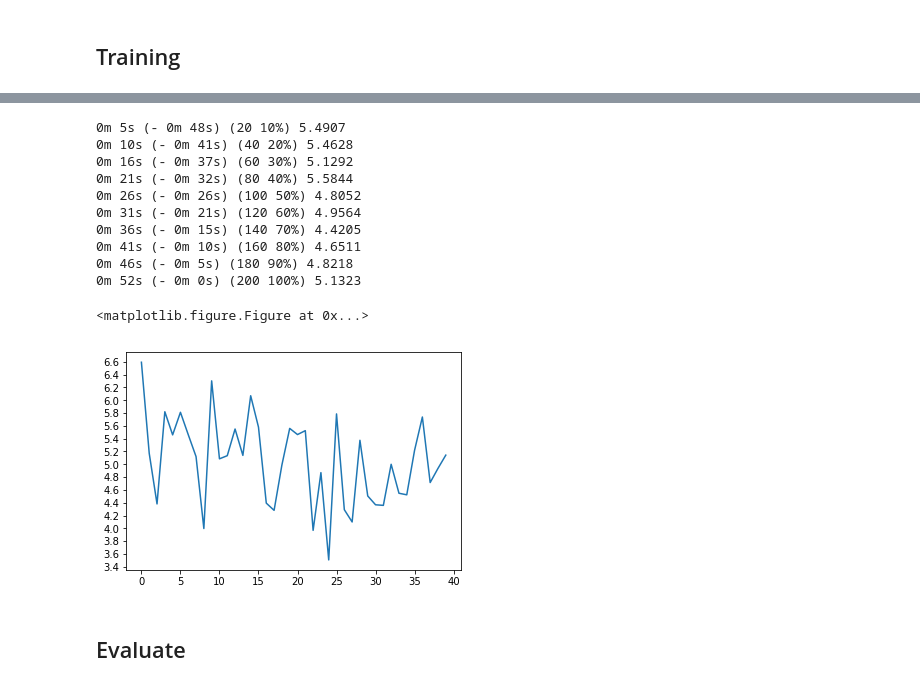
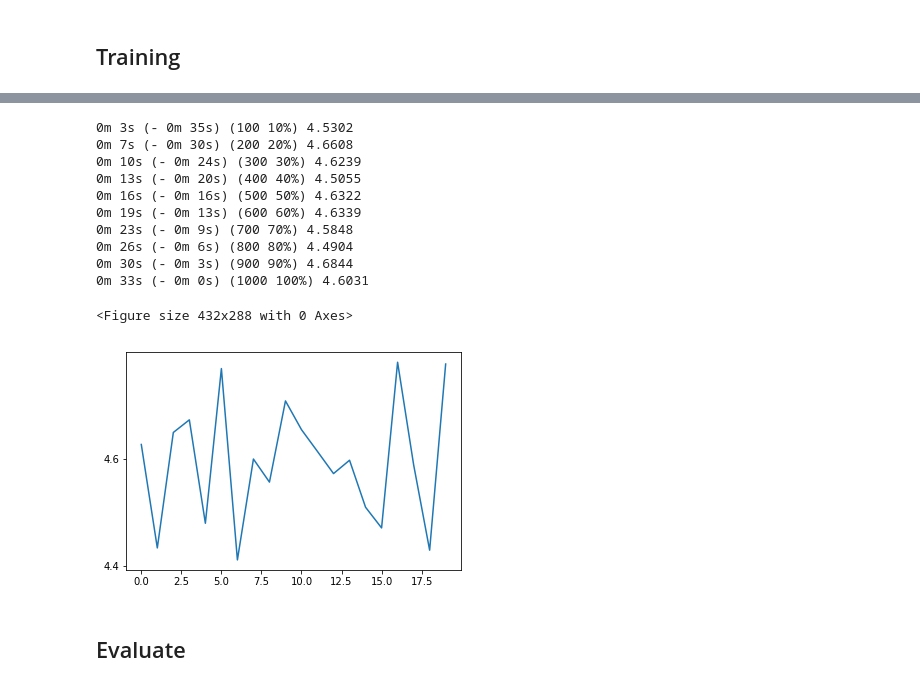
Before and after one commit to thammegowda/mt-box, a Jupyter notebook: nmt/notes/seq2seq-pytorch.ipynb, the cells around one changed output, grey strips where cells are left out. Saved outputs shown, nothing was run; the diff lists cells and outputs as text; code cells hidden in the pictures.

```diff
--- a/nmt/notes/seq2seq-pytorch.ipynb
+++ b/nmt/notes/seq2seq-pytorch.ipynb
@@ -308,18 +319,18 @@ trainIters(encoder1, decoder1, 100, print_every=20, plot_every=5)
-# %%
-trainIters(encoder1, decoder1, 200, print_every=20, plot_every=5)
-# %% [output]
-0m 5s (- 0m 48s) (20 10%) 5.4907
-0m 10s (- 0m 41s) (40 20%) 5.4628
-0m 16s (- 0m 37s) (60 30%) 5.1292
-0m 21s (- 0m 32s) (80 40%) 5.5844
-0m 26s (- 0m 26s) (100 50%) 4.8052
-0m 31s (- 0m 21s) (120 60%) 4.9564
-0m 36s (- 0m 15s) (140 70%) 4.4205
-0m 41s (- 0m 10s) (160 80%) 4.6511
-0m 46s (- 0m 5s) (180 90%) 4.8218
-0m 52s (- 0m 0s) (200 100%) 5.1323
-<matplotlib.figure.Figure at 0x...>
-[figure, removed]
+# %%
+trainIters(enc, dec, 1000, print_every=100, plot_every=50)
+# %% [output]
+0m 3s (- 0m 35s) (100 10%) 4.5302
+0m 7s (- 0m 30s) (200 20%) 4.6608
+0m 10s (- 0m 24s) (300 30%) 4.6239
+0m 13s (- 0m 20s) (400 40%) 4.5055
+0m 16s (- 0m 16s) (500 50%) 4.6322
+0m 19s (- 0m 13s) (600 60%) 4.6339
+0m 23s (- 0m 9s) (700 70%) 4.5848
+0m 26s (- 0m 6s) (800 80%) 4.4904
+0m 30s (- 0m 3s) (900 90%) 4.6844
+0m 33s (- 0m 0s) (1000 100%) 4.6031
+<Figure size 432x288 with 0 Axes>
+[figure, added]
 # %% [markdown]
 ## Evaluate
 # %%
```
Also changed, not shown: parts of 22 cells of this notebook.
